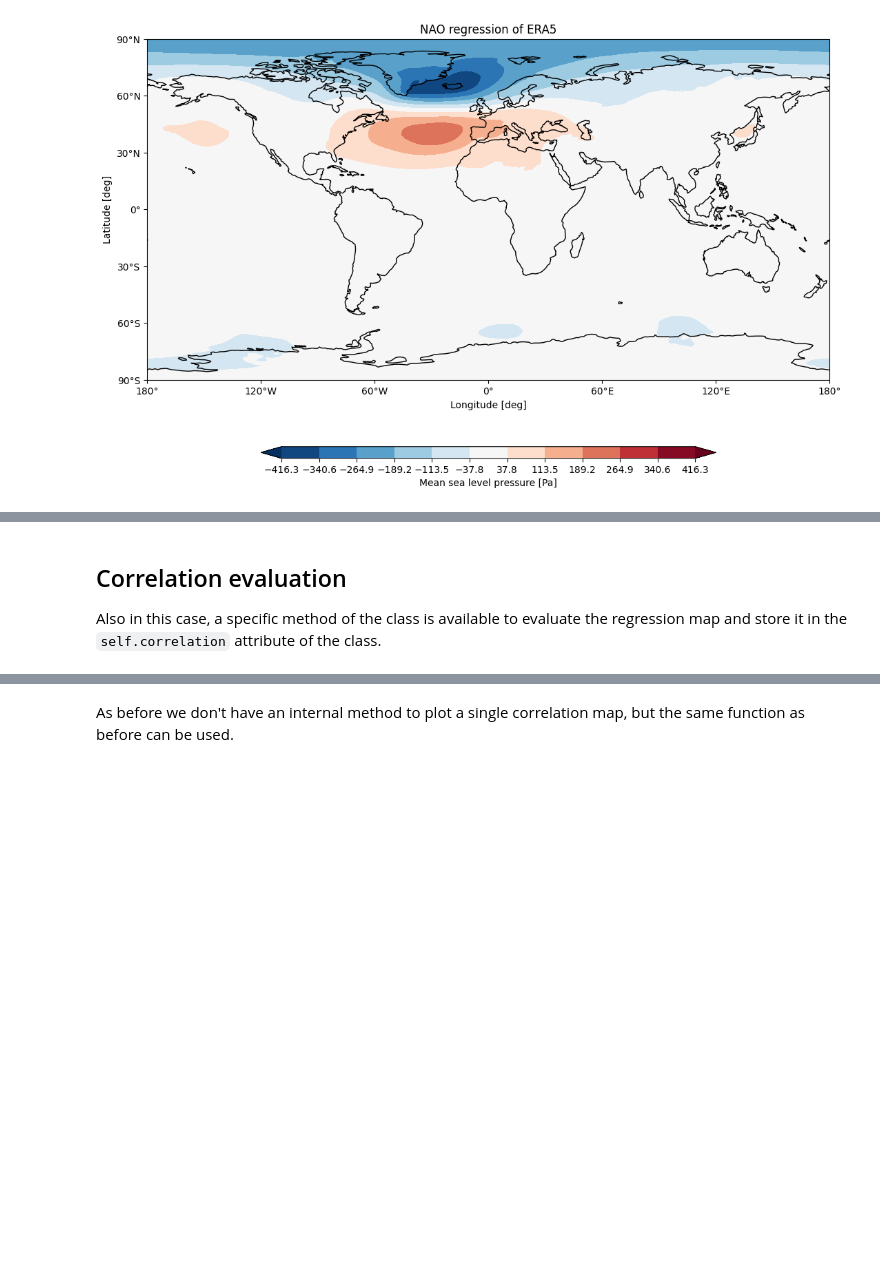
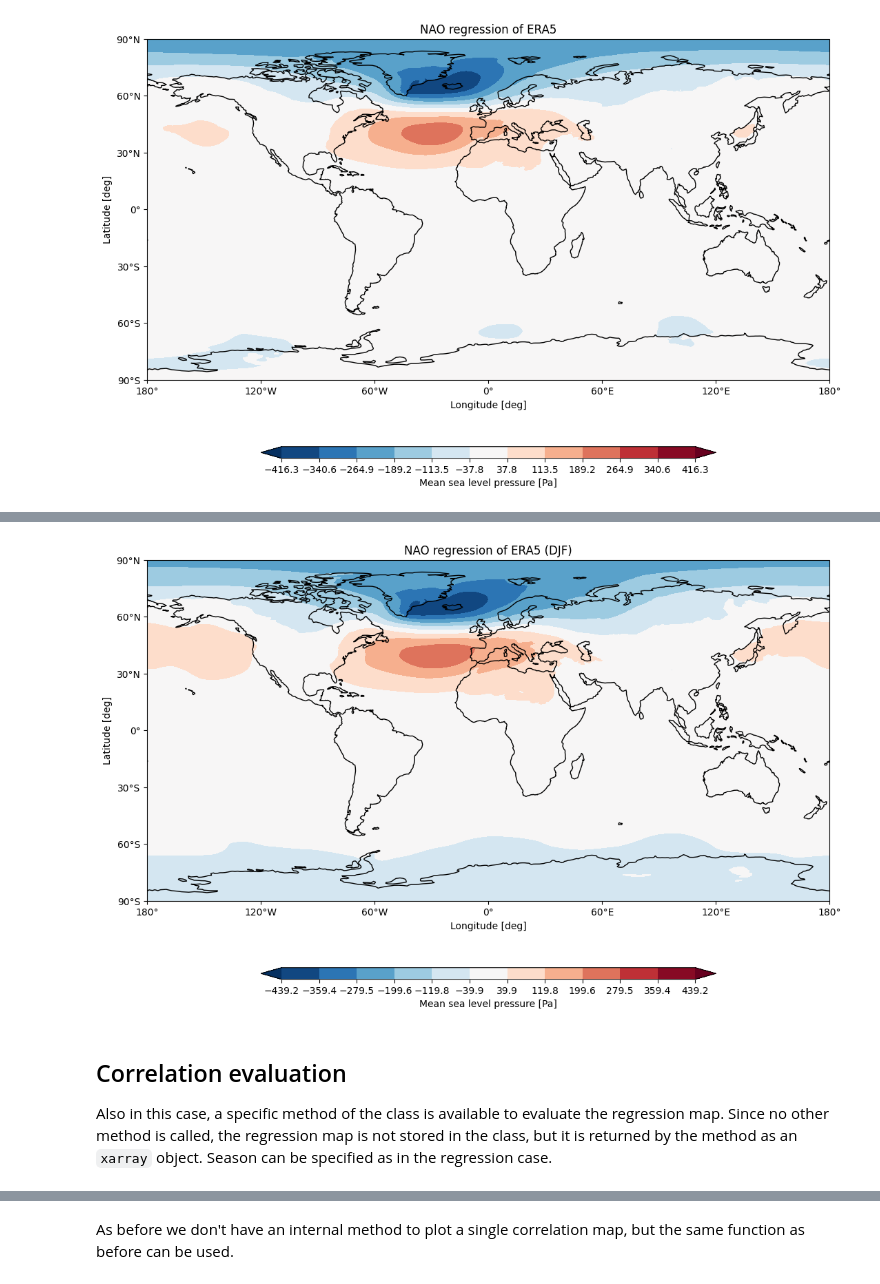
Before and after one commit to Predictia/AQUA, a Jupyter notebook: diagnostics/teleconnections/notebooks/NAO.ipynb, the cells around one changed output, grey strips where cells are left out. Cells and saved outputs as stored; diff of their text form; code cells hidden in the pictures; blank space fills up the shorter version.

```diff
--- a/diagnostics/teleconnections/notebooks/NAO.ipynb
+++ b/diagnostics/teleconnections/notebooks/NAO.ipynb
@@ -78,3 +69,3 @@ These methods can be executed separately, as shown in the following sections.
 # %%
-telec.run()
+telec.retrieve()
 # %% [output]
@@ -162,0 +154,2 @@ plot_single_map(data=telec.regression, title='NAO regression of ERA5')
+# %%
+reg_djf = telec.evaluate_regression(season='DJF')
@@ -163,4 +158,9 @@ plot_single_map(data=telec.regression, title='NAO regression of ERA5')
+# %%
+plot_single_map(data=reg_djf, title='NAO regression of ERA5 (DJF)')
+# %% [output]
+[figure, added]
 # %% [markdown]
-## Correlation evaluation
+## Correlation evaluation <a class="anchor" id="correlation-evaluation"></a>
 
-Also in this case, a specific method of the class is available to evaluate the regression map and store it in the `self.correlation` attribute of the class.
+Also in this case, a specific method of the class is available to evaluate the regression map. Since no other method is called, the regression map is not stored in the class, but it is returned by the method as an `xarray` object.
+Season can be specified as in the regression case.
```
Also changed, not shown: parts of 21 cells of this notebook, 1 other file.
